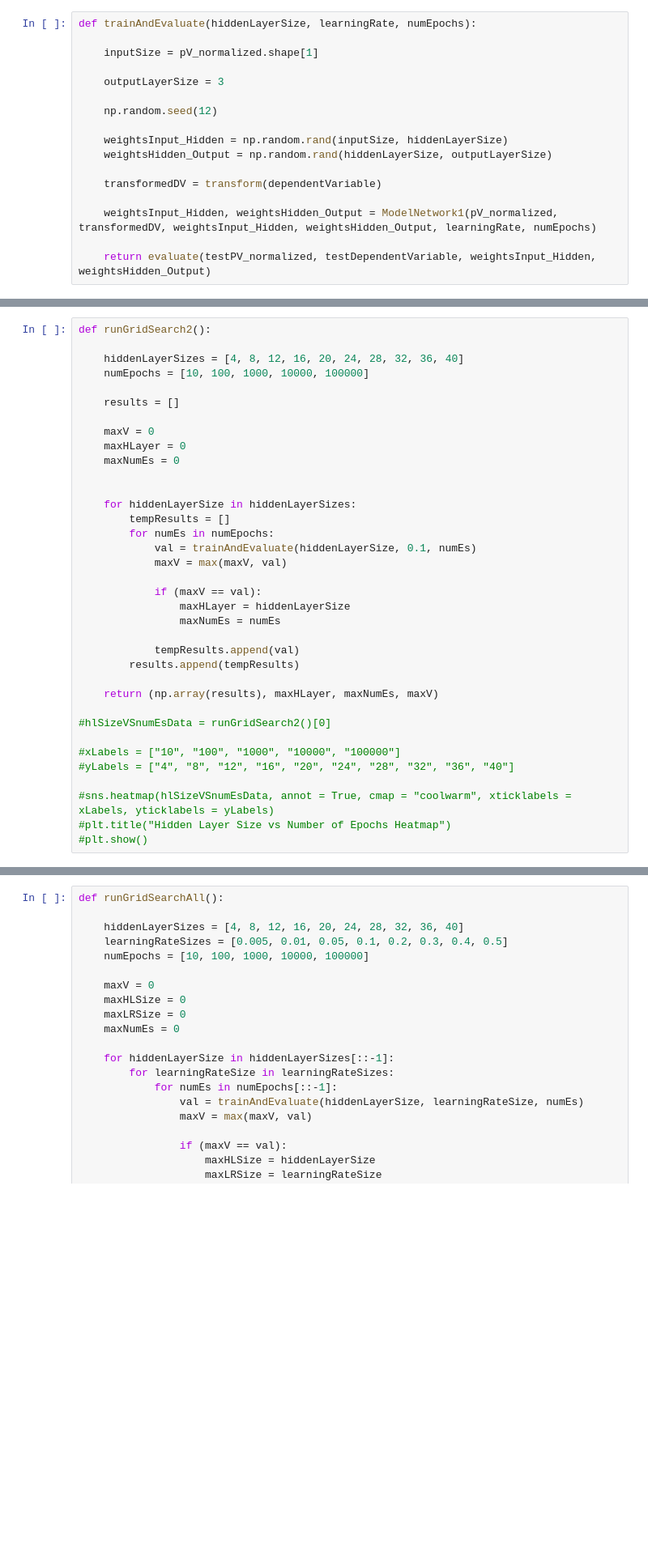
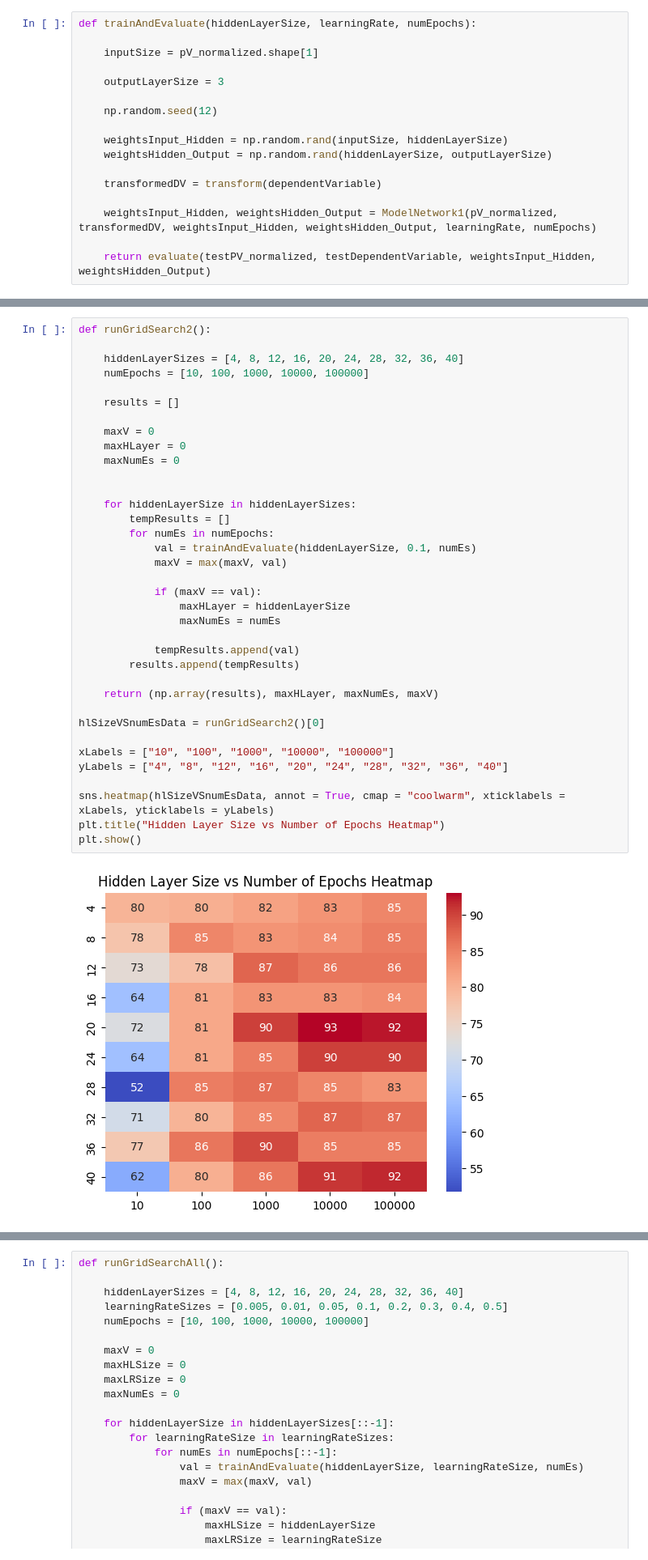
Before and after one commit to tarbazi/COS-711-Assignment-2, a Jupyter notebook: src/Almonds_Classifier.ipynb, the cells around one changed output, grey strips where cells are left out. Shown: that part at 81% size. Drawn from its saved outputs; the diff is of its cells as text; blank space fills up the shorter version.

```diff
--- a/src/Almonds_Classifier.ipynb
+++ b/src/Almonds_Classifier.ipynb
@@ -538,36 +475,38 @@ def runGridSearch1():
 # %%
 def runGridSearch2():
 
     hiddenLayerSizes = [4, 8, 12, 16, 20, 24, 28, 32, 36, 40]
     numEpochs = [10, 100, 1000, 10000, 100000]
 
     results = []
 
     maxV = 0
     maxHLayer = 0
     maxNumEs = 0
 
 
     for hiddenLayerSize in hiddenLayerSizes:
         tempResults = []
         for numEs in numEpochs:
             val = trainAndEvaluate(hiddenLayerSize, 0.1, numEs)
             maxV = max(maxV, val)
 
             if (maxV == val):
                 maxHLayer = hiddenLayerSize
                 maxNumEs = numEs
 
             tempResults.append(val)
         results.append(tempResults)
 
     return (np.array(results), maxHLayer, maxNumEs, maxV)
 
-#hlSizeVSnumEsData = runGridSearch2()[0]
+hlSizeVSnumEsData = runGridSearch2()[0]
 
-#xLabels = ["10", "100", "1000", "10000", "100000"]
-#yLabels = ["4", "8", "12", "16", "20", "24", "28", "32", "36", "40"]
+xLabels = ["10", "100", "1000", "10000", "100000"]
+yLabels = ["4", "8", "12", "16", "20", "24", "28", "32", "36", "40"]
 
-#sns.heatmap(hlSizeVSnumEsData, annot = True, cmap = "coolwarm", xticklabels = xLabels, yticklabels = yLabels)
-#plt.title("Hidden Layer Size vs Number of Epochs Heatmap")
-#plt.show()
+sns.heatmap(hlSizeVSnumEsData, annot = True, cmap = "coolwarm", xticklabels = xLabels, yticklabels = yLabels)
+plt.title("Hidden Layer Size vs Number of Epochs Heatmap")
+plt.show()
+# %% [output]
+[figure, added]
```
Also changed, not shown: parts of 11 cells of this notebook, 1 other file.
